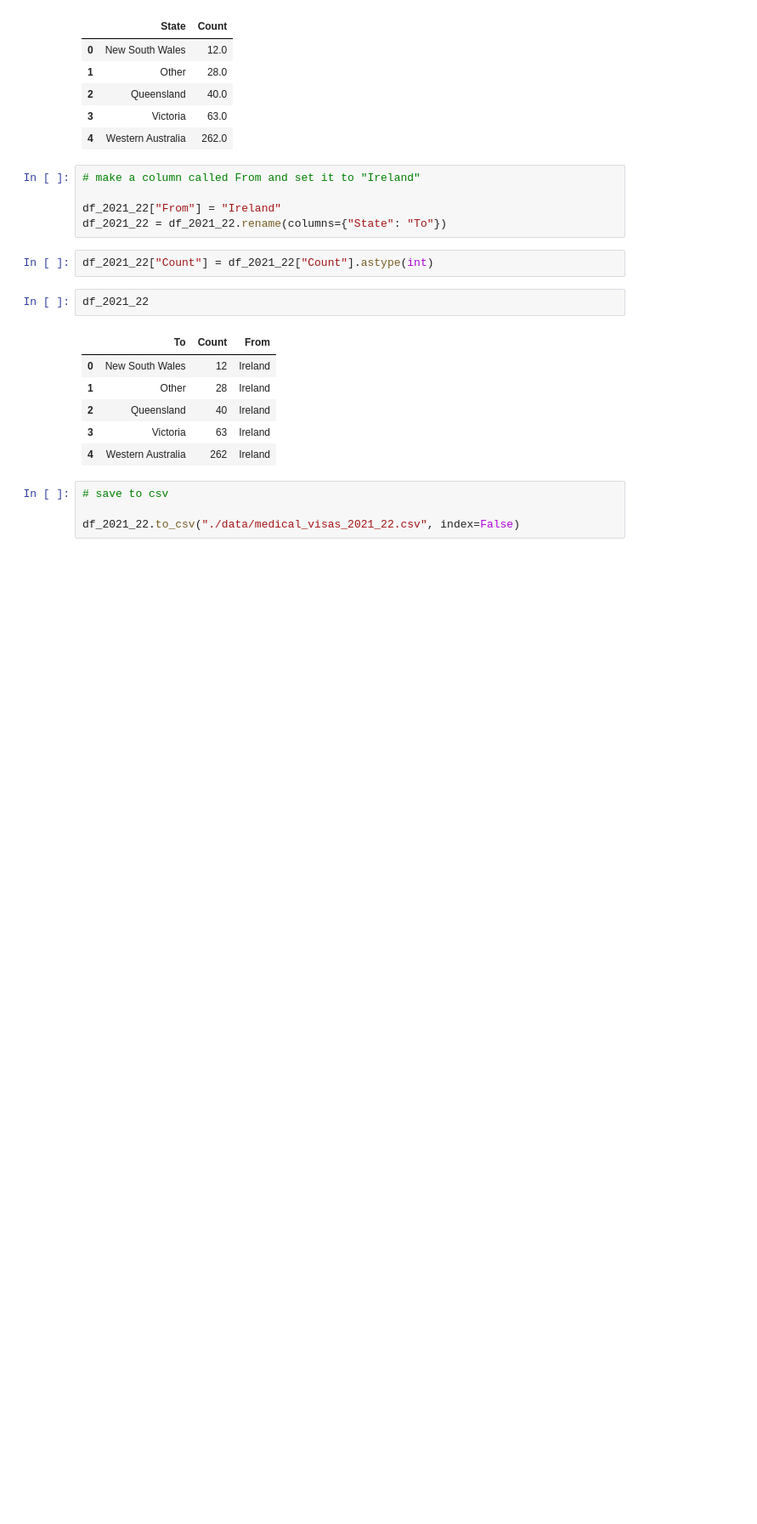
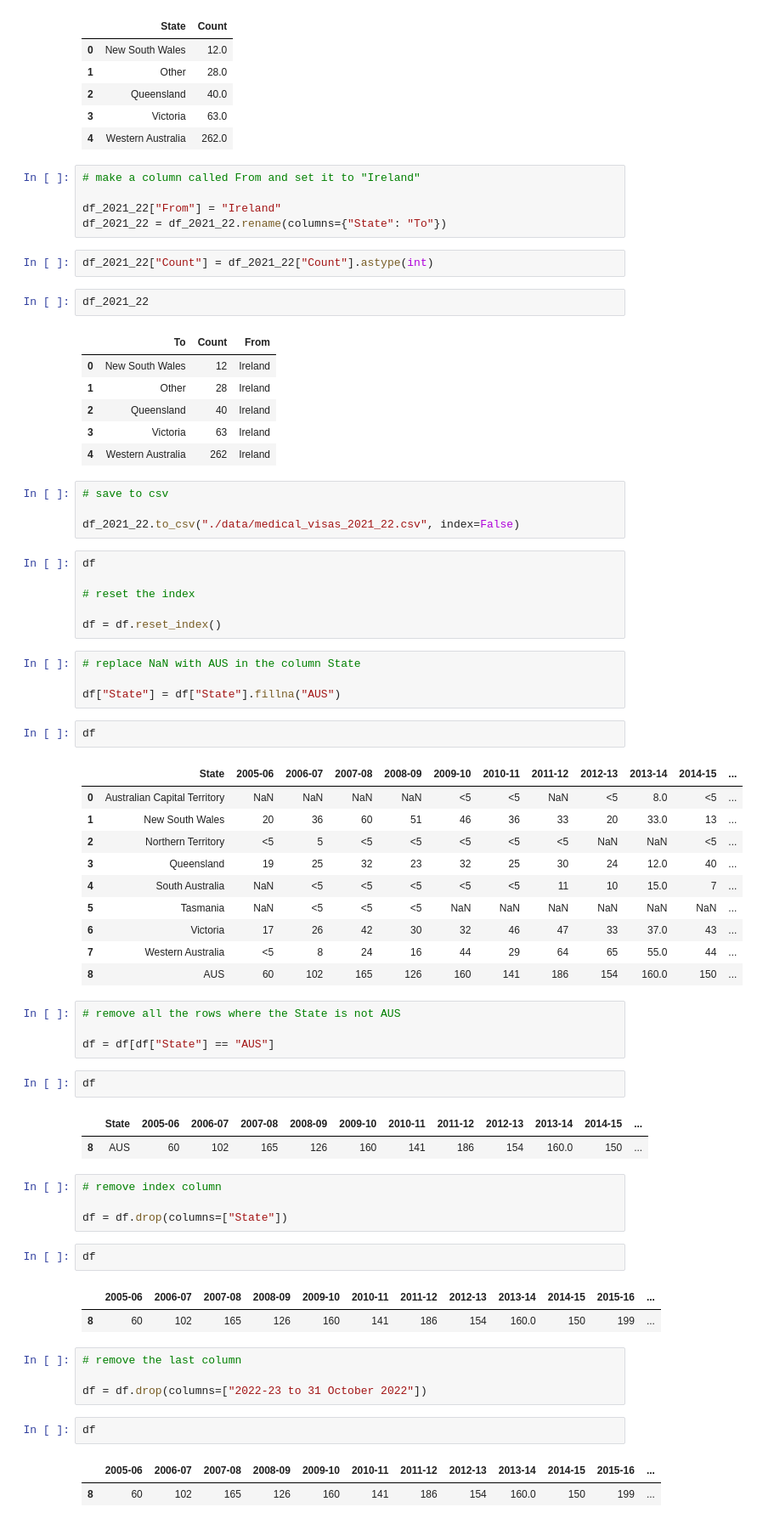
Before and after one commit to kellywaldro/medical_emigration, a Jupyter notebook: plotting.ipynb, the cells around one changed output. Shown: that part at 85% size. Cells and saved outputs as stored; diff of their text form; blank space fills up the shorter version.

```diff
--- a/plotting.ipynb
+++ b/plotting.ipynb
@@ -219,3 +219,53 @@ df_2021_22
 # save to csv
 
 df_2021_22.to_csv("./data/medical_visas_2021_22.csv", index=False)
+# %%
+df
+
+# reset the index
+
+df = df.reset_index()
+# %%
+# replace NaN with AUS in the column State
+
+df["State"] = df["State"].fillna("AUS")
+# %%
+df
+# %% [output]
+|  | State | 2005-06 | 2006-07 | 2007-08 | 2008-09 | 2009-10 | 2010-11 | 2011-12 | 2012-13 | 2013-14 | 2014-15 | ... |
+| 0 | Australian Capital Territory | NaN | NaN | NaN | NaN | <5 | <5 | NaN | <5 | 8.0 | <5 | ... |
+| 1 | New South Wales | 20 | 36 | 60 | 51 | 46 | 36 | 33 | 20 | 33.0 | 13 | ... |
+| 2 | Northern Territory | <5 | 5 | <5 | <5 | <5 | <5 | <5 | NaN | NaN | <5 | ... |
+| 3 | Queensland | 19 | 25 | 32 | 23 | 32 | 25 | 30 | 24 | 12.0 | 40 | ... |
+| 4 | South Australia | NaN | <5 | <5 | <5 | <5 | <5 | 11 | 10 | 15.0 | 7 | ... |
+| 5 | Tasmania | NaN | <5 | <5 | <5 | NaN | NaN | NaN | NaN | NaN | NaN | ... |
+| 6 | Victoria | 17 | 26 | 42 | 30 | 32 | 46 | 47 | 33 | 37.0 | 43 | ... |
+| 7 | Western Australia | <5 | 8 | 24 | 16 | 44 | 29 | 64 | 65 | 55.0 | 44 | ... |
+| 8 | AUS | 60 | 102 | 165 | 126 | 160 | 141 | 186 | 154 | 160.0 | 150 | ... |
+# %%
+# remove all the rows where the State is not AUS
+
+df = df[df["State"] == "AUS"]
+# %%
+df
+# %% [output]
+|  | State | 2005-06 | 2006-07 | 2007-08 | 2008-09 | 2009-10 | 2010-11 | 2011-12 | 2012-13 | 2013-14 | 2014-15 | ... |
+| 8 | AUS | 60 | 102 | 165 | 126 | 160 | 141 | 186 | 154 | 160.0 | 150 | ... |
+# %%
+# remove index column
+
+df = df.drop(columns=["State"])
+# %%
+df
+# %% [output]
+|  | 2005-06 | 2006-07 | 2007-08 | 2008-09 | 2009-10 | 2010-11 | 2011-12 | 2012-13 | 2013-14 | 2014-15 | 2015-16 | ... |
+| 8 | 60 | 102 | 165 | 126 | 160 | 141 | 186 | 154 | 160.0 | 150 | 199 | ... |
+# %%
+# remove the last column
+
+df = df.drop(columns=["2022-23 to 31 October 2022"])
+# %%
+df
+# %% [output]
+|  | 2005-06 | 2006-07 | 2007-08 | 2008-09 | 2009-10 | 2010-11 | 2011-12 | 2012-13 | 2013-14 | 2014-15 | 2015-16 | ... |
+| 8 | 60 | 102 | 165 | 126 | 160 | 141 | 186 | 154 | 160.0 | 150 | 199 | ... |
```
Also changed, not shown: parts of 4 cells of this notebook, 3 other files.
